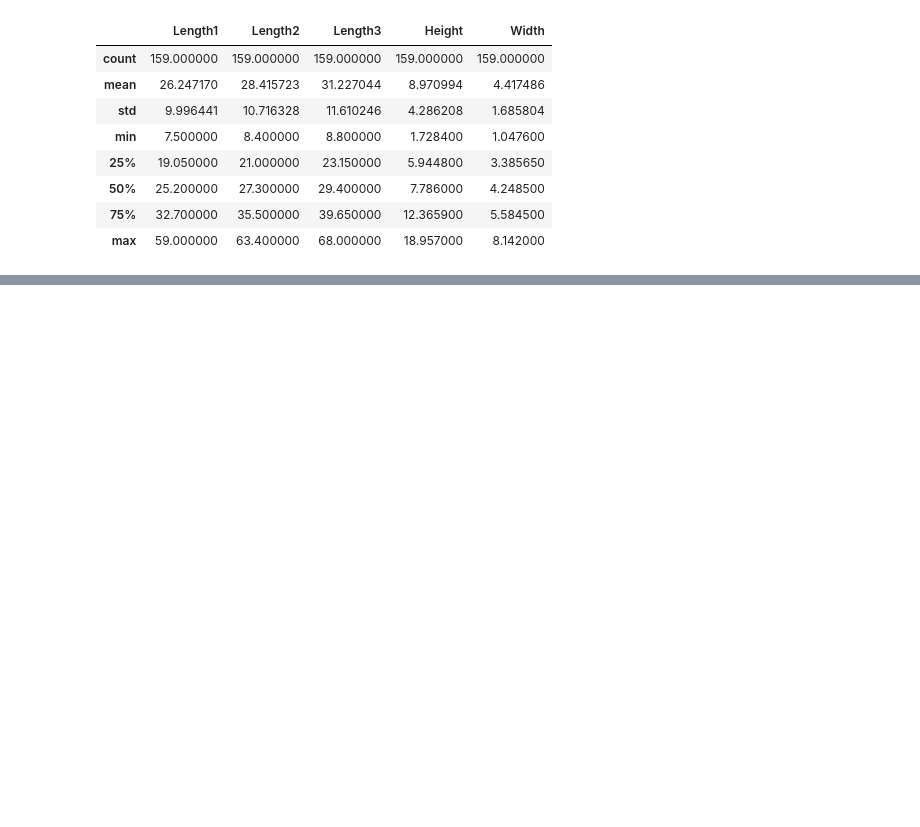
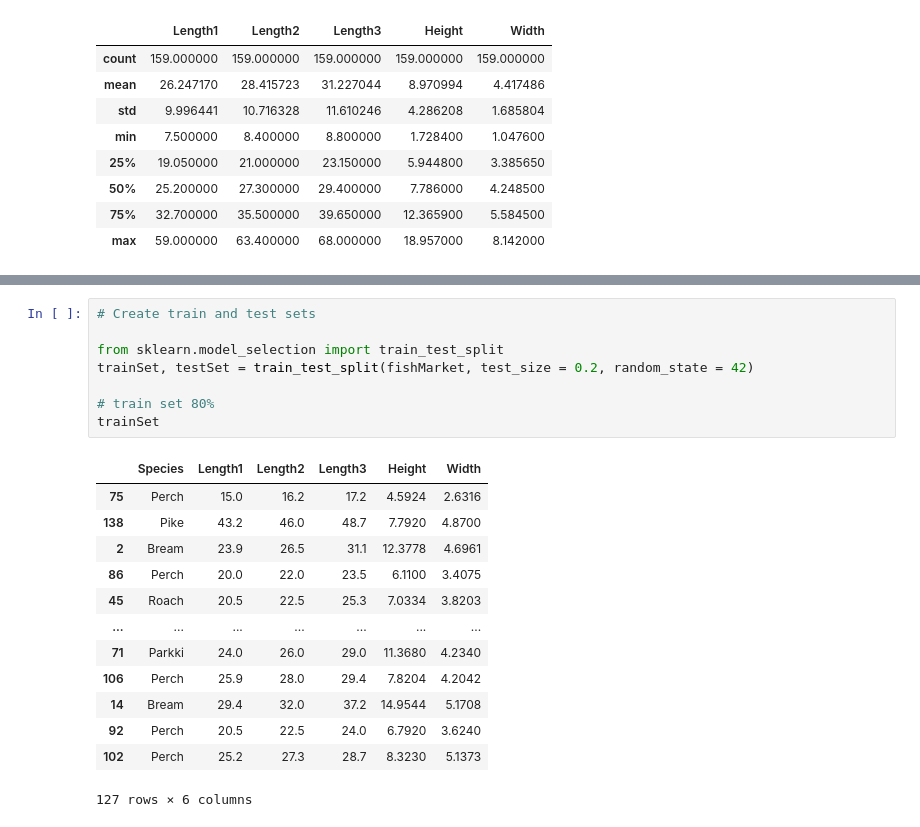
Before and after one commit to marius2347/Fish-Market-Dataset-Linear-Regression-ML, a Jupyter notebook: fish_market.ipynb, the cells around one changed output, grey strips where cells are left out. Cells and saved outputs as stored; diff of their text form; blank space fills up the shorter version.

```diff
--- a/fish_market.ipynb
+++ b/fish_market.ipynb
@@ -82,0 +108,22 @@ fishMarket.describe()
+# %%
+# Create train and test sets
+
+from sklearn.model_selection import train_test_split
+trainSet, testSet = train_test_split(fishMarket, test_size = 0.2, random_state = 42)
+
+# train set 80%
+trainSet
+# %% [output]
+|  | Species | Length1 | Length2 | Length3 | Height | Width |
+| 75 | Perch | 15.0 | 16.2 | 17.2 | 4.5924 | 2.6316 |
+| 138 | Pike | 43.2 | 46.0 | 48.7 | 7.7920 | 4.8700 |
+| 2 | Bream | 23.9 | 26.5 | 31.1 | 12.3778 | 4.6961 |
+| 86 | Perch | 20.0 | 22.0 | 23.5 | 6.1100 | 3.4075 |
+| 45 | Roach | 20.5 | 22.5 | 25.3 | 7.0334 | 3.8203 |
+| ... | ... | ... | ... | ... | ... | ... |
+| 71 | Parkki | 24.0 | 26.0 | 29.0 | 11.3680 | 4.2340 |
+| 106 | Perch | 25.9 | 28.0 | 29.4 | 7.8204 | 4.2042 |
+| 14 | Bream | 29.4 | 32.0 | 37.2 | 14.9544 | 5.1708 |
+| 92 | Perch | 20.5 | 22.5 | 24.0 | 6.7920 | 3.6240 |
+| 102 | Perch | 25.2 | 27.3 | 28.7 | 8.3230 | 5.1373 |
+127 rows × 6 columns
```
Also changed, not shown: parts of 3 cells of this notebook, 1 other file.
